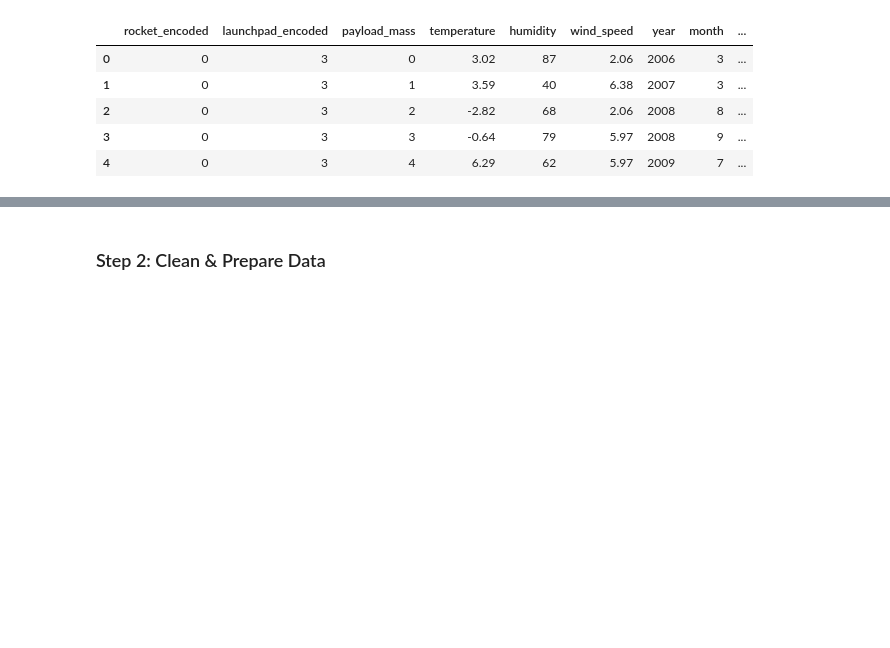
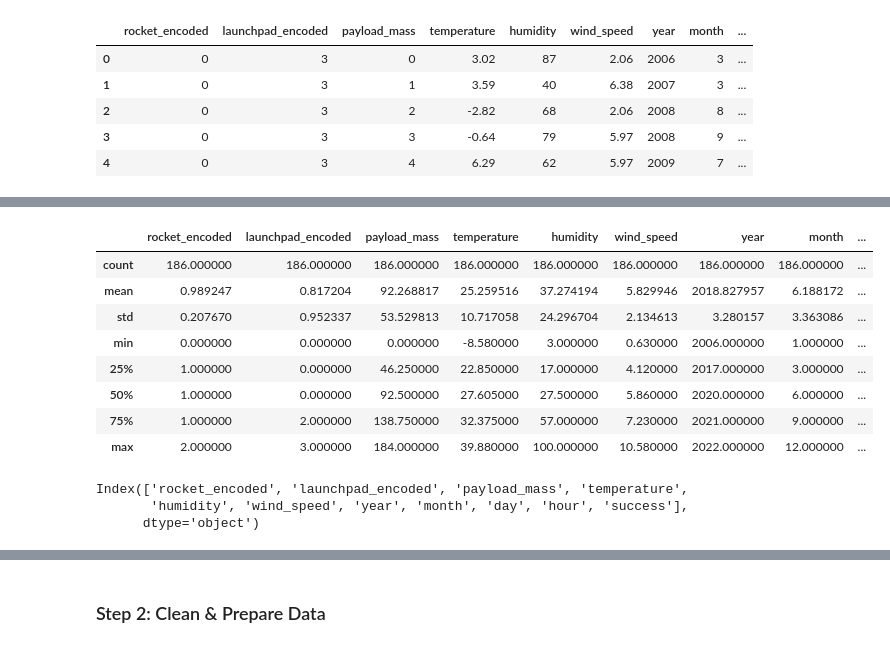
Before and after one commit to Zafir547/SpaceX-Project, a Jupyter notebook: notebooks/ML-Pipelines-Project.ipynb, the cells around one changed output, grey strips where cells are left out. Cells and saved outputs as stored; diff of their text form; code cells hidden in the pictures; blank space fills up the shorter version.

```diff
--- a/notebooks/ML-Pipelines-Project.ipynb
+++ b/notebooks/ML-Pipelines-Project.ipynb
@@ -22,0 +48,18 @@ df.head()
+# %%
+df.describe()
+# %% [output]
+|  | rocket_encoded | launchpad_encoded | payload_mass | temperature | humidity | wind_speed | year | month | ... |
+| count | 186.000000 | 186.000000 | 186.000000 | 186.000000 | 186.000000 | 186.000000 | 186.000000 | 186.000000 | ... |
+| mean | 0.989247 | 0.817204 | 92.268817 | 25.259516 | 37.274194 | 5.829946 | 2018.827957 | 6.188172 | ... |
+| std | 0.207670 | 0.952337 | 53.529813 | 10.717058 | 24.296704 | 2.134613 | 3.280157 | 3.363086 | ... |
+| min | 0.000000 | 0.000000 | 0.000000 | -8.580000 | 3.000000 | 0.630000 | 2006.000000 | 1.000000 | ... |
+| 25% | 1.000000 | 0.000000 | 46.250000 | 22.850000 | 17.000000 | 4.120000 | 2017.000000 | 3.000000 | ... |
+| 50% | 1.000000 | 0.000000 | 92.500000 | 27.605000 | 27.500000 | 5.860000 | 2020.000000 | 6.000000 | ... |
+| 75% | 1.000000 | 2.000000 | 138.750000 | 32.375000 | 57.000000 | 7.230000 | 2021.000000 | 9.000000 | ... |
+| max | 2.000000 | 3.000000 | 184.000000 | 39.880000 | 100.000000 | 10.580000 | 2022.000000 | 12.000000 | ... |
+# %%
+df.columns
+# %% [output]
+Index(['rocket_encoded', 'launchpad_encoded', 'payload_mass', 'temperature',
+       'humidity', 'wind_speed', 'year', 'month', 'day', 'hour', 'success'],
+      dtype='object')
```
Also changed, not shown: parts of 11 cells of this notebook.
